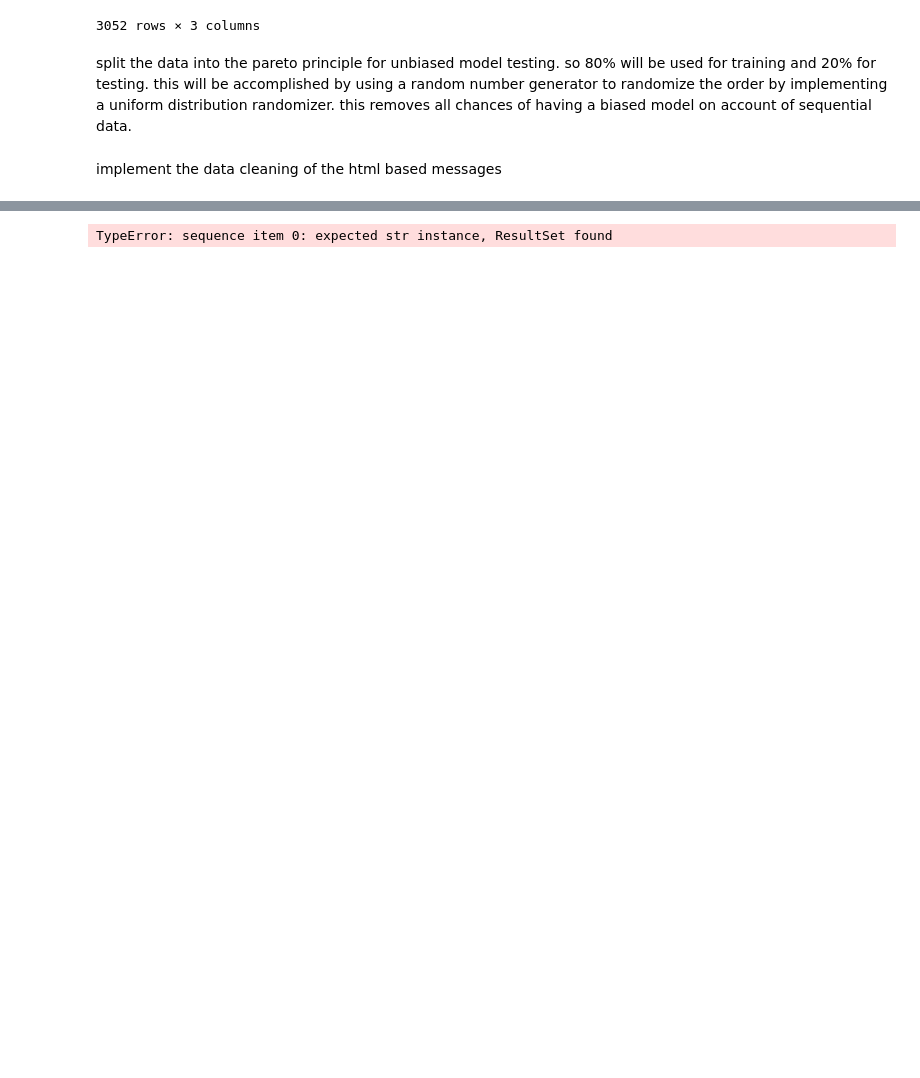
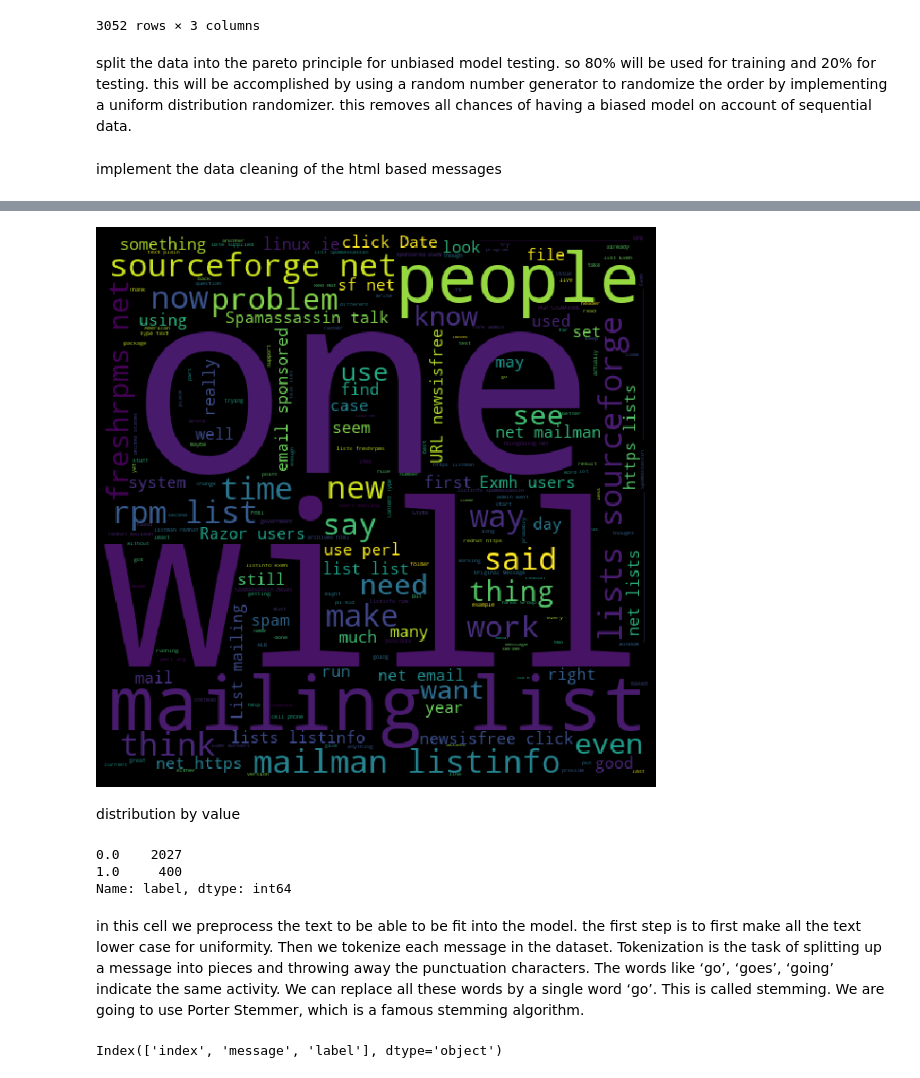
Before and after one commit to iankang/bayesian_filter, a Jupyter notebook: classifier.ipynb, the cells around one changed output, grey strips where cells are left out. Cells and saved outputs as stored; diff of their text form; code cells hidden in the pictures; blank space fills up the shorter version.

Commit message:
domain error

```diff
--- a/classifier.ipynb
+++ b/classifier.ipynb
@@ -243,10 +183,24 @@ train_data
 # %%
-spam_words = ' '.join(list(train_data[train_data['class'] == 0]['message']))
+spam_words = ' '.join(str(moja) for moja in list(train_data[train_data['label'] == 0]['message']))
 spamwc = WordCloud(width = 512, height=512).generate(spam_words)
 plt.figure(figsize=(10,8), facecolor='k')
 plt.imshow(spamwc)
 plt.axis('off')
 plt.tight_layout(pad = 0)
 plt.show()
 # %% [output]
-TypeError: sequence item 0: expected str instance, ResultSet found
+[figure, added]
+# %% [markdown]
+distribution by value
+# %%
+train_data['label'].value_counts()
+# %% [output]
+0.0    2027
+1.0     400
+Name: label, dtype: int64
+# %% [markdown]
+in this cell we preprocess the text to be able to be fit into the model.
+the first step is to first make all the text lower case for uniformity.
+Then we tokenize each message in the dataset.
+Tokenization  is the task of splitting up a message into pieces and throwing away the punctuation characters.
+The words like ‘go’, ‘goes’, ‘going’ indicate the same activity. We can replace all these words by a single word ‘go’. This is called stemming. We are going to use Porter Stemmer, which is a famous stemming algorithm.
@@ -252,0 +226,4 @@ TypeError: sequence item 0: expected str instance, ResultSet found
+# %%
+train_data.columns
+# %% [output]
+Index(['index', 'message', 'label'], dtype='object')
```
Also changed, not shown: parts of 18 cells of this notebook.
